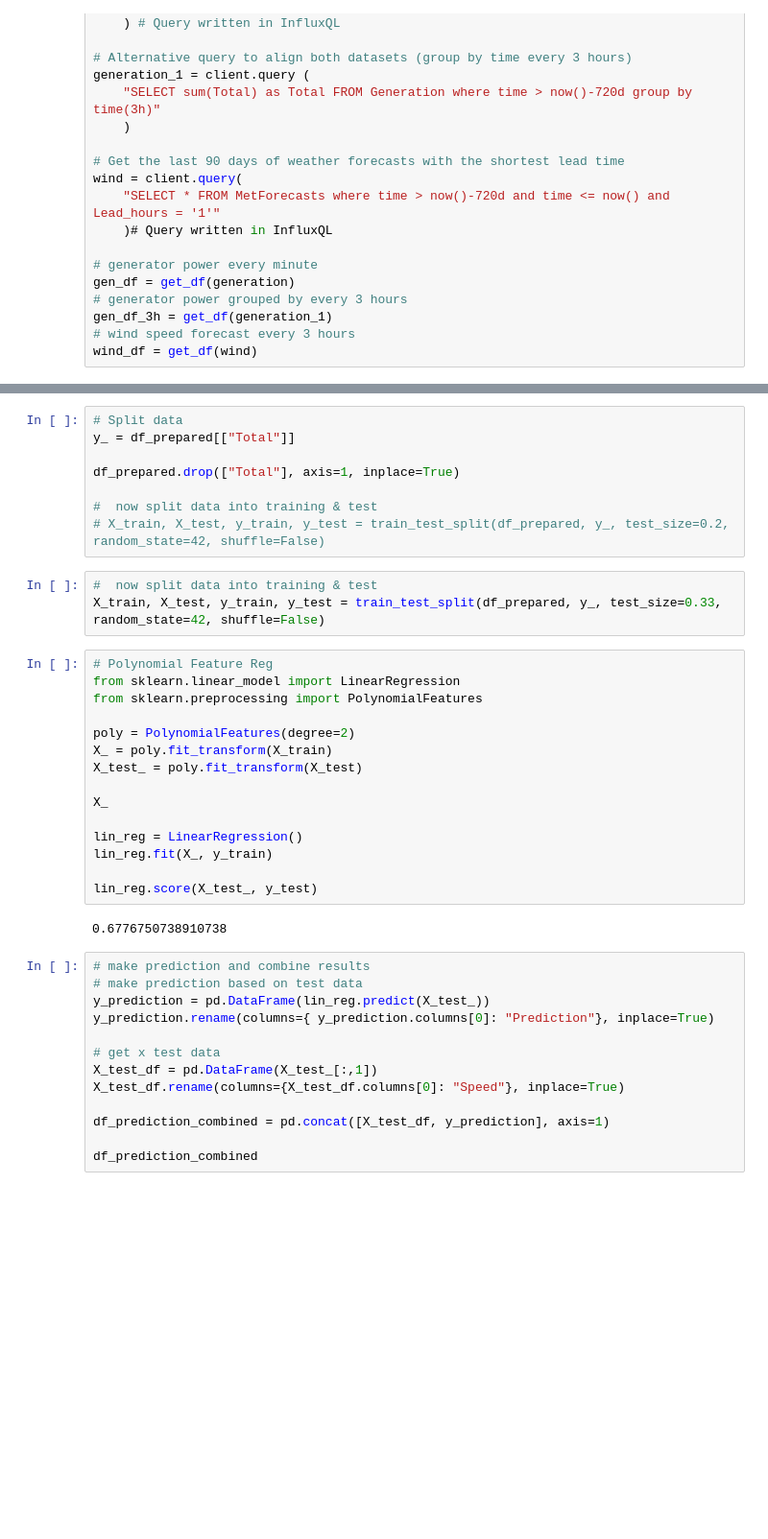
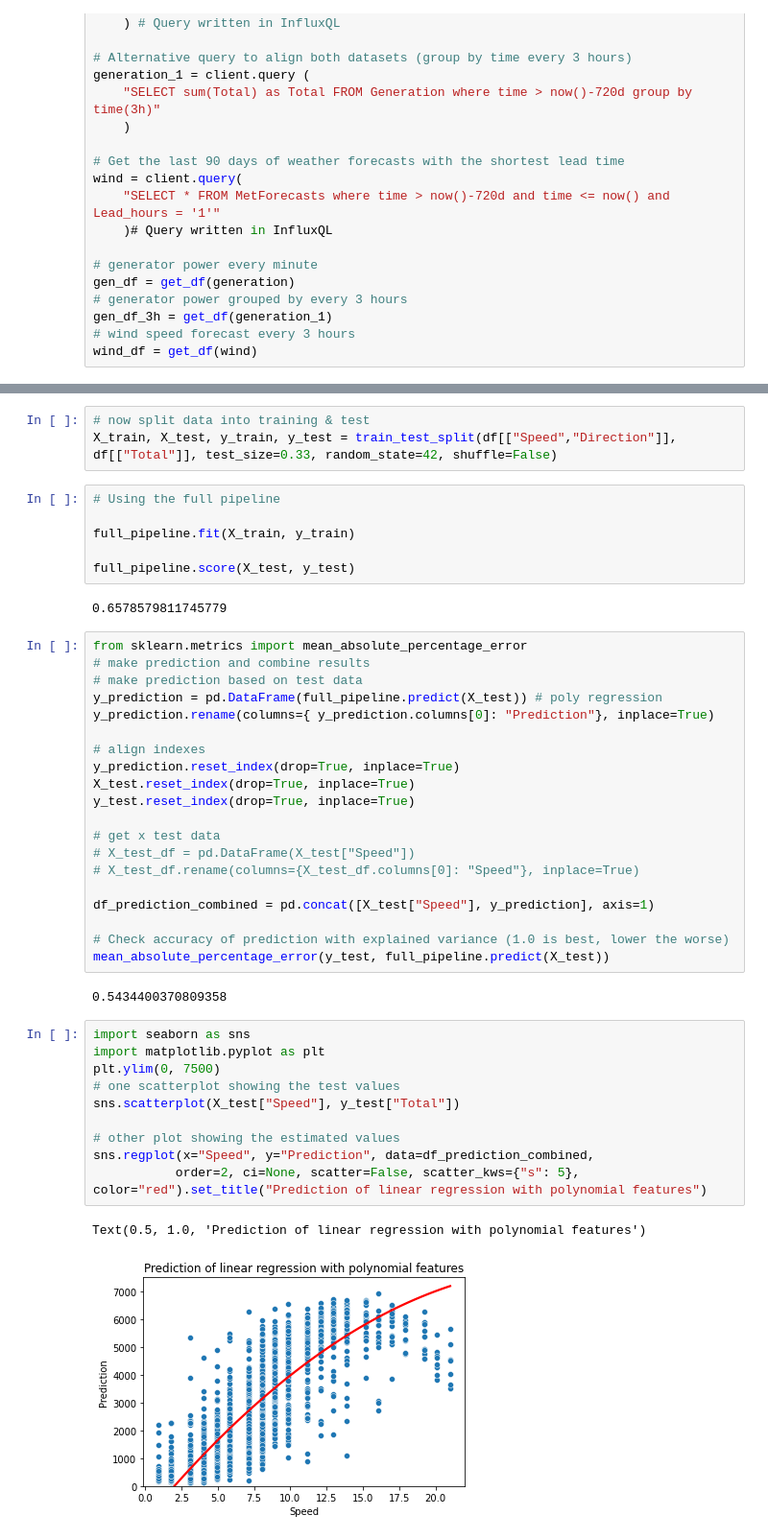
Before and after one commit to lrnz-asnprs/wind_prediction, a Jupyter notebook: polynomial_pipeline.ipynb, the cells around one changed output, grey strips where cells are left out. Shown at 96% size. Saved outputs shown, nothing was run; the diff lists cells and outputs as text; blank space fills up the shorter version.

Commit message:
added graphics

```diff
--- a/polynomial_pipeline.ipynb
+++ b/polynomial_pipeline.ipynb
@@ -155,41 +121,46 @@ df_prepared
 # %%
-# Split data
-y_ = df_prepared[["Total"]]
-
-df_prepared.drop(["Total"], axis=1, inplace=True)
-
-#  now split data into training & test
-# X_train, X_test, y_train, y_test = train_test_split(df_prepared, y_, test_size=0.2, random_state=42, shuffle=False)
+# now split data into training & test
+X_train, X_test, y_train, y_test = train_test_split(df[["Speed","Direction"]], df[["Total"]], test_size=0.33, random_state=42, shuffle=False)
-# %%
-#  now split data into training & test
-X_train, X_test, y_train, y_test = train_test_split(df_prepared, y_, test_size=0.33, random_state=42, shuffle=False)
-# %%
-# Polynomial Feature Reg
-from sklearn.linear_model import LinearRegression
-from sklearn.preprocessing import PolynomialFeatures
-
-poly = PolynomialFeatures(degree=2)
-X_ = poly.fit_transform(X_train)
-X_test_ = poly.fit_transform(X_test)
-
-X_
-
-lin_reg = LinearRegression()
-lin_reg.fit(X_, y_train)
-
-lin_reg.score(X_test_, y_test)
-# %% [output]
-0.6776750738910738
+# %%
+# Using the full pipeline
+
+full_pipeline.fit(X_train, y_train)
+
+full_pipeline.score(X_test, y_test)
+# %% [output]
+0.6578579811745779
 # %%
+from sklearn.metrics import mean_absolute_percentage_error
 # make prediction and combine results
 # make prediction based on test data
-y_prediction = pd.DataFrame(lin_reg.predict(X_test_))
+y_prediction = pd.DataFrame(full_pipeline.predict(X_test)) # poly regression
 y_prediction.rename(columns={ y_prediction.columns[0]: "Prediction"}, inplace=True)
 
+# align indexes
+y_prediction.reset_index(drop=True, inplace=True)
+X_test.reset_index(drop=True, inplace=True)
+y_test.reset_index(drop=True, inplace=True)
+
 # get x test data
-X_test_df = pd.DataFrame(X_test_[:,1])
-X_test_df.rename(columns={X_test_df.columns[0]: "Speed"}, inplace=True)
+# X_test_df = pd.DataFrame(X_test["Speed"])
+# X_test_df.rename(columns={X_test_df.columns[0]: "Speed"}, inplace=True)
 
-df_prediction_combined = pd.concat([X_test_df, y_prediction], axis=1)
+df_prediction_combined = pd.concat([X_test["Speed"], y_prediction], axis=1)
 
-df_prediction_combined
+# Check accuracy of prediction with explained variance (1.0 is best, lower the worse)
+mean_absolute_percentage_error(y_test, full_pipeline.predict(X_test))
+# %% [output]
+0.5434400370809358
+# %%
+import seaborn as sns
+import matplotlib.pyplot as plt
+plt.ylim(0, 7500)
+# one scatterplot showing the test values
+sns.scatterplot(X_test["Speed"], y_test["Total"])
+
+# other plot showing the estimated values
+sns.regplot(x="Speed", y="Prediction", data=df_prediction_combined,
+           order=2, ci=None, scatter=False, scatter_kws={"s": 5}, color="red").set_title("Prediction of linear regression with polynomial features")
+# %% [output]
+Text(0.5, 1.0, 'Prediction of linear regression with polynomial features')
+[figure, added]
```
Also changed, not shown: parts of 14 cells of this notebook, 2 other files.
